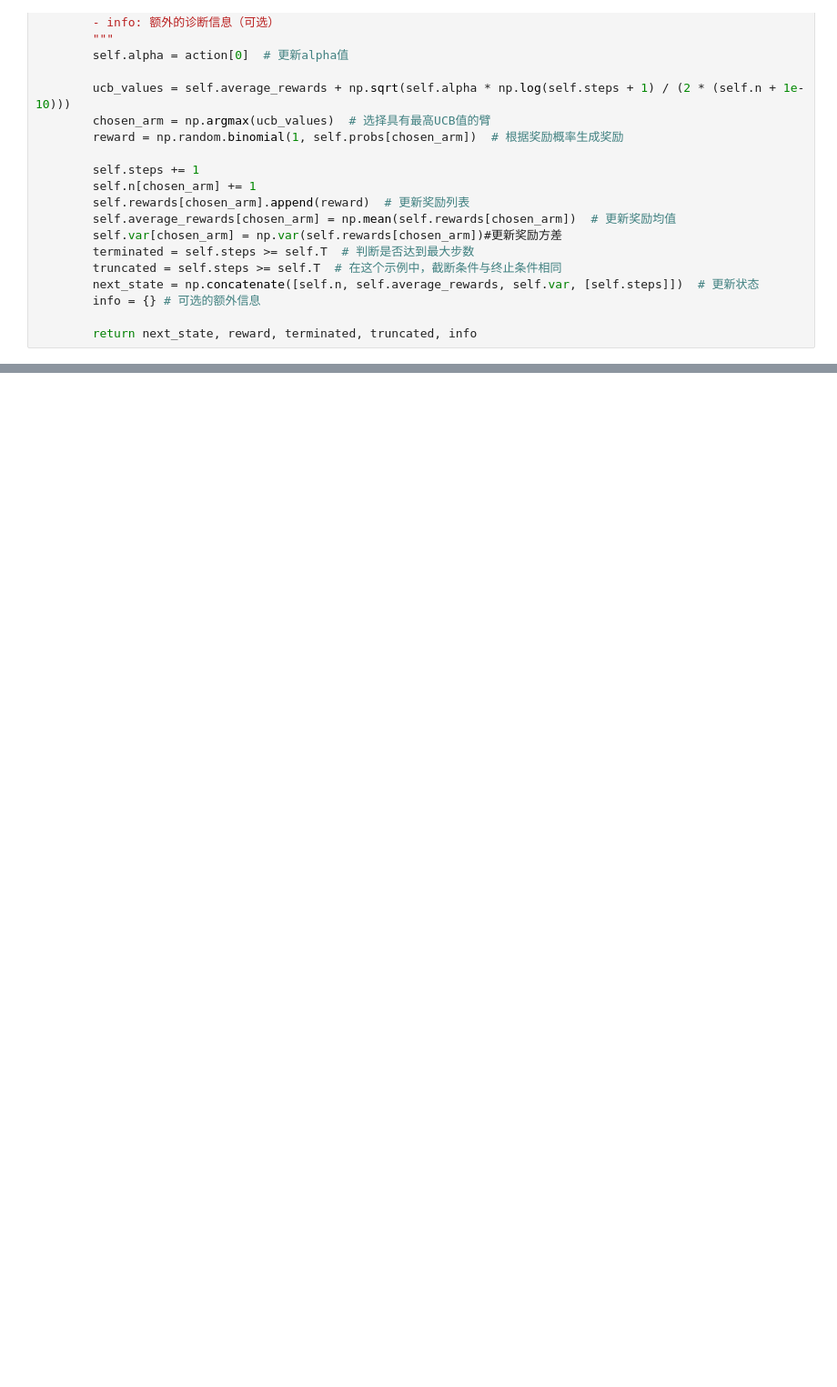
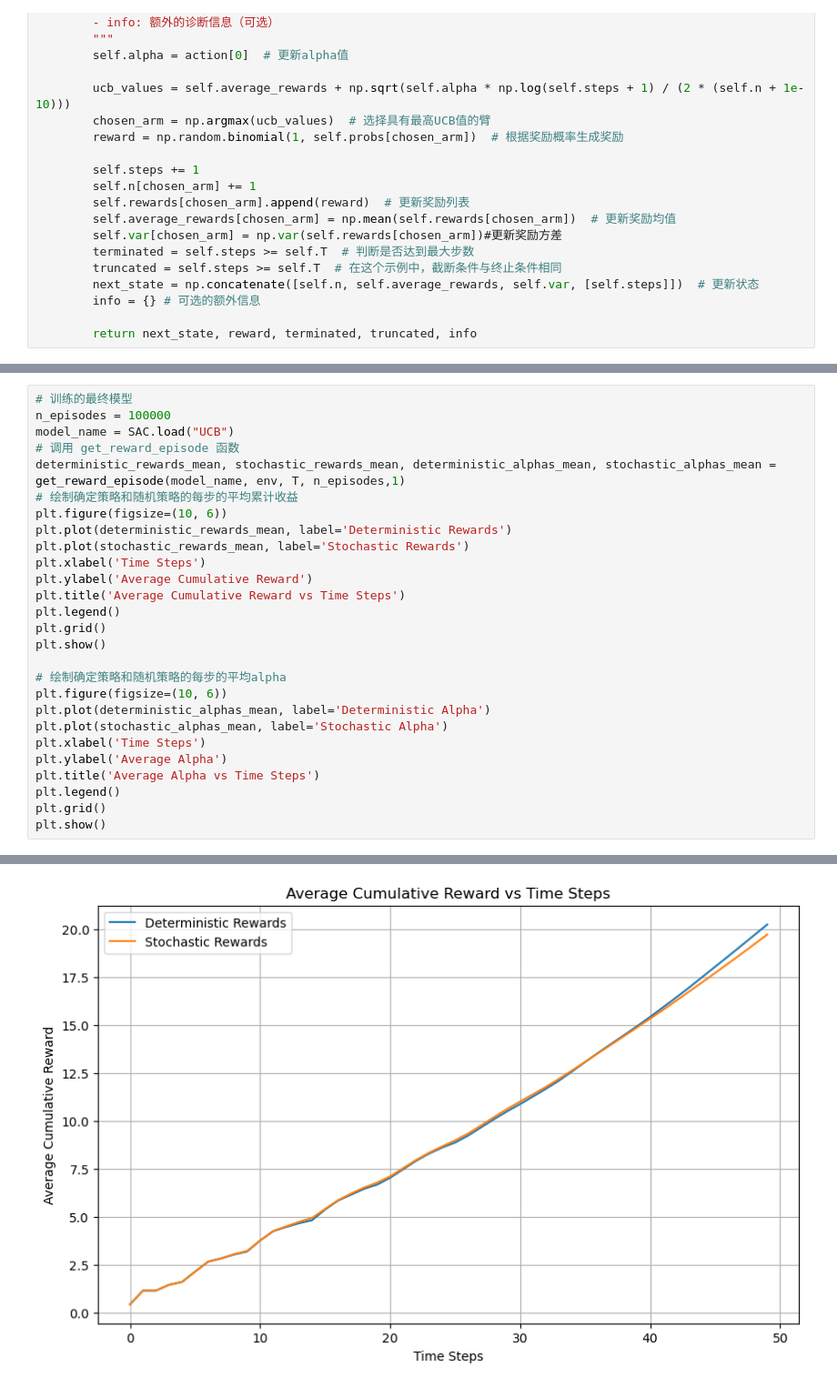
Before and after one commit to PKUDrace/MAB_SAC, a Jupyter notebook: MAB_UCB.ipynb, the cells around one changed output, grey strips where cells are left out. Shown at 91% size. Cells and saved outputs as stored; diff of their text form; blank space fills up the shorter version.

```diff
--- a/MAB_UCB.ipynb
+++ b/MAB_UCB.ipynb
@@ -259,0 +384,28 @@ print("确定策略总收益:", total_reward)
+# %%
+# 训练的最终模型
+n_episodes = 100000
+model_name = SAC.load("UCB")
+# 调用 get_reward_episode 函数
+deterministic_rewards_mean, stochastic_rewards_mean, deterministic_alphas_mean, stochastic_alphas_mean = get_reward_episode(model_name, env, T, n_episodes,1)
+# 绘制确定策略和随机策略的每步的平均累计收益
+plt.figure(figsize=(10, 6))
+plt.plot(deterministic_rewards_mean, label='Deterministic Rewards')
+plt.plot(stochastic_rewards_mean, label='Stochastic Rewards')
+plt.xlabel('Time Steps')
+plt.ylabel('Average Cumulative Reward')
+plt.title('Average Cumulative Reward vs Time Steps')
+plt.legend()
+plt.grid()
+plt.show()
+
+# 绘制确定策略和随机策略的每步的平均alpha
+plt.figure(figsize=(10, 6))
+plt.plot(deterministic_alphas_mean, label='Deterministic Alpha')
+plt.plot(stochastic_alphas_mean, label='Stochastic Alpha')
+plt.xlabel('Time Steps')
+plt.ylabel('Average Alpha')
+plt.title('Average Alpha vs Time Steps')
+plt.legend()
+plt.grid()
+plt.show()
+# %% [output]
@@ -259,0 +429 @@ print("确定策略总收益:", total_reward)
+[figure, added]
```
Also changed, not shown: parts of 6 cells of this notebook, 2 other files.
